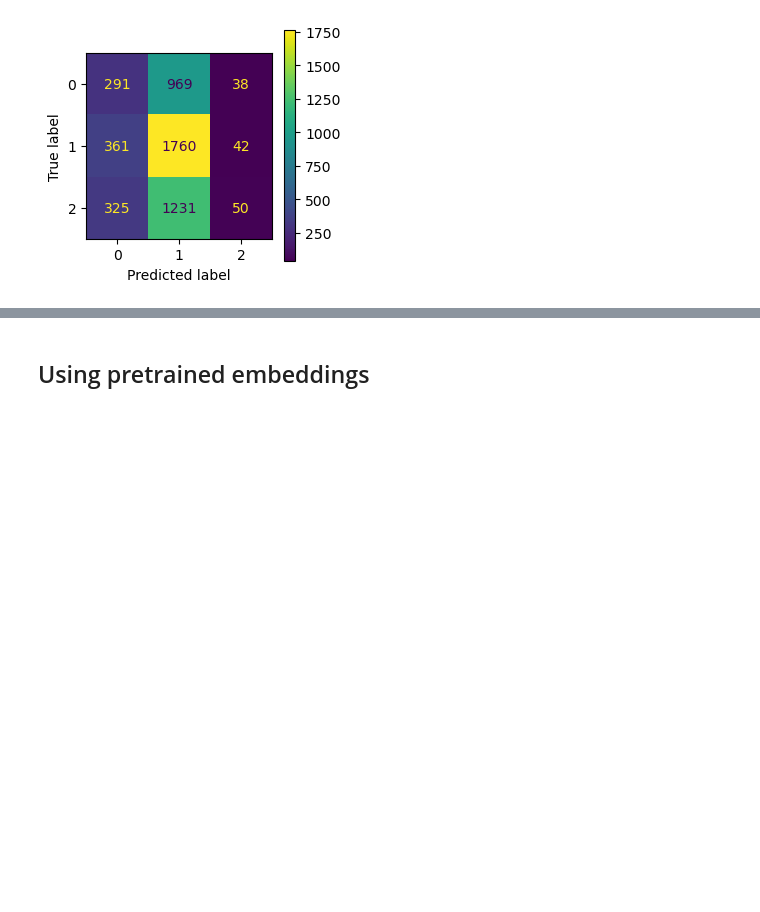
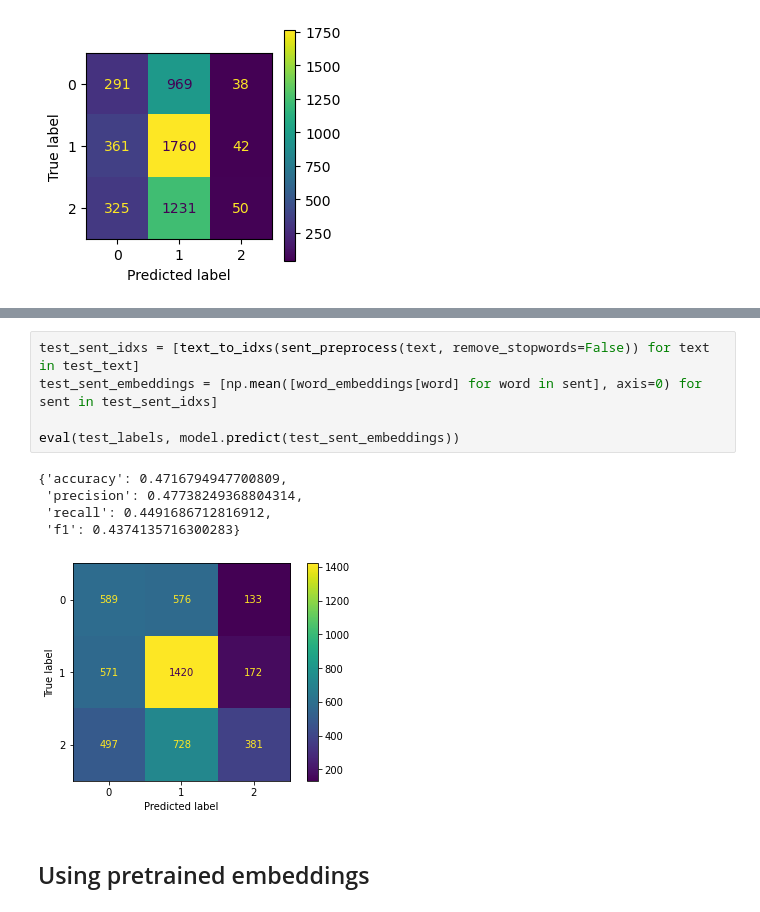
Before and after one commit to Nikelroid/Multi-Modal-Sentiment-Classification, a Jupyter notebook: Phase-2/phase2.ipynb, the cells around one changed output, grey strips where cells are left out. Cells and saved outputs as stored; diff of their text form; blank space fills up the shorter version.

```diff
--- a/Phase-2/phase2.ipynb
+++ b/Phase-2/phase2.ipynb
@@ -665,2 +729,13 @@ eval(test_labels, model.predict(test_sent_embeddings))
+# %%
+test_sent_idxs = [text_to_idxs(sent_preprocess(text, remove_stopwords=False)) for text in test_text]
+test_sent_embeddings = [np.mean([word_embeddings[word] for word in sent], axis=0) for sent in test_sent_idxs]
+
+eval(test_labels, model.predict(test_sent_embeddings))
+# %% [output]
+{'accuracy': 0.4716794947700809,
+ 'precision': 0.47738249368804314,
+ 'recall': 0.4491686712816912,
+ 'f1': 0.4374135716300283}
+[figure, added]
 # %% [markdown]
 ## Using pretrained embeddings
```
Also changed, not shown: parts of 64 cells of this notebook, 1 other file.
